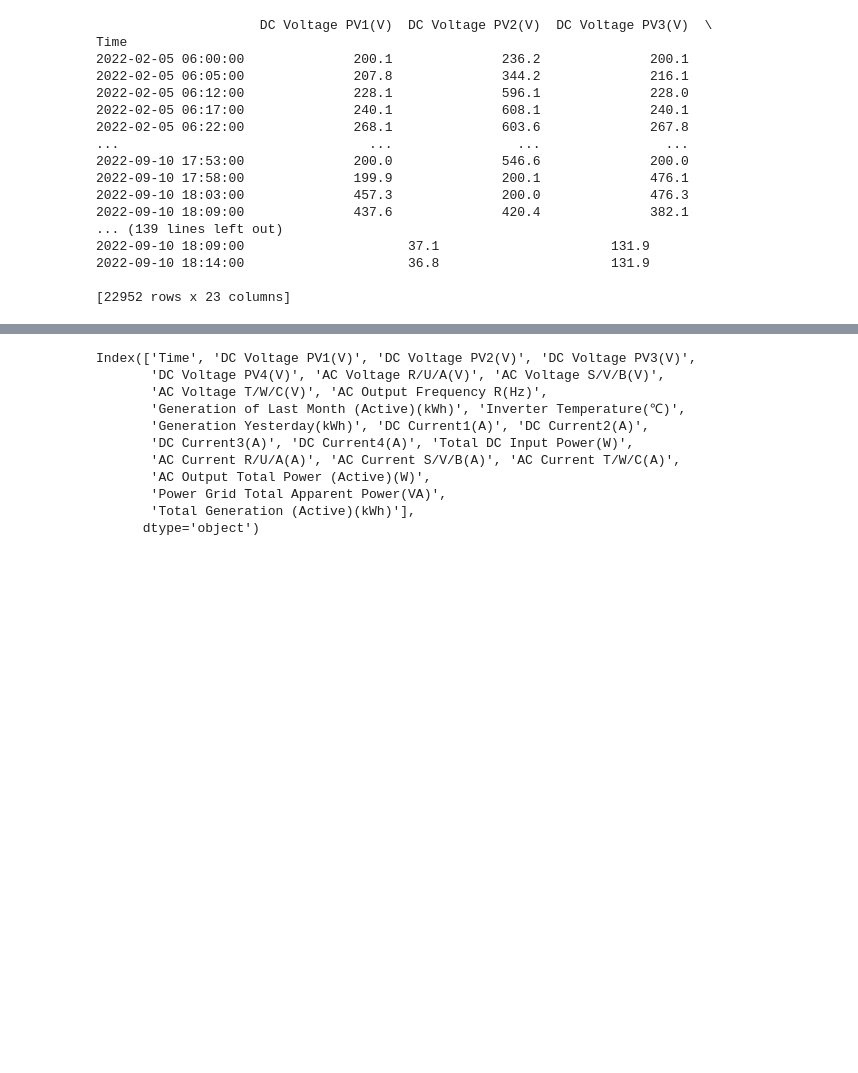
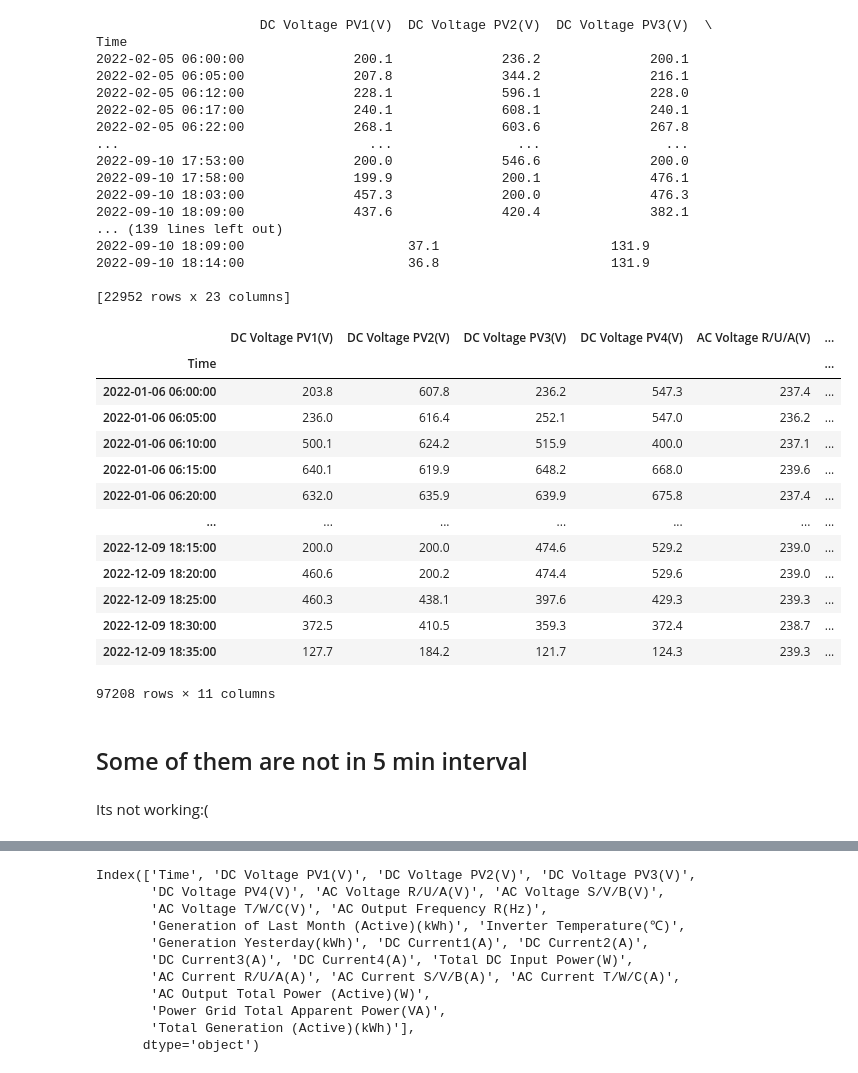
Before and after one commit to AksharaReddyPatlannagari/MAJOR-PROJECT, a Jupyter notebook: processing.ipynb, the cells around one changed output, grey strips where cells are left out. Cells and saved outputs as stored; diff of their text form; code cells hidden in the pictures; blank space fills up the shorter version.

```diff
--- a/processing.ipynb
+++ b/processing.ipynb
@@ -521,4 +454,30 @@ Time
 2022-09-10 18:14:00                     36.8                      131.9
 
 [22952 rows x 23 columns]
+# %%
+df1=d1[['DC Voltage PV1(V)','DC Voltage PV2(V)','DC Voltage PV3(V)',
+'DC Voltage PV4(V)','AC Voltage R/U/A(V)','AC Voltage S/V/B(V)',
+'AC Voltage T/W/C(V)','AC Output Frequency R(Hz)','Generation of Last Month (Active)(kWh)',
+'Inverter Temperature(℃)','Generation Yesterday(kWh)']]
+df1=df1.resample("5T").mean()
+df1
+# %% [output]
+|  | DC Voltage PV1(V) | DC Voltage PV2(V) | DC Voltage PV3(V) | DC Voltage PV4(V) | AC Voltage R/U/A(V) | ... |
+| Time |  |  |  |  |  | ... |
+| 2022-01-06 06:00:00 | 203.8 | 607.8 | 236.2 | 547.3 | 237.4 | ... |
+| 2022-01-06 06:05:00 | 236.0 | 616.4 | 252.1 | 547.0 | 236.2 | ... |
+| 2022-01-06 06:10:00 | 500.1 | 624.2 | 515.9 | 400.0 | 237.1 | ... |
+| 2022-01-06 06:15:00 | 640.1 | 619.9 | 648.2 | 668.0 | 239.6 | ... |
+| 2022-01-06 06:20:00 | 632.0 | 635.9 | 639.9 | 675.8 | 237.4 | ... |
+| ... | ... | ... | ... | ... | ... | ... |
+| 2022-12-09 18:15:00 | 200.0 | 200.0 | 474.6 | 529.2 | 239.0 | ... |
+| 2022-12-09 18:20:00 | 460.6 | 200.2 | 474.4 | 529.6 | 239.0 | ... |
+| 2022-12-09 18:25:00 | 460.3 | 438.1 | 397.6 | 429.3 | 239.3 | ... |
+| 2022-12-09 18:30:00 | 372.5 | 410.5 | 359.3 | 372.4 | 238.7 | ... |
+| 2022-12-09 18:35:00 | 127.7 | 184.2 | 121.7 | 124.3 | 239.3 | ... |
+97208 rows × 11 columns
+# %% [markdown]
+## Some of them are not in 5 min interval
+# %% [markdown]
+Its not working:(
 # %%
```
Also changed, not shown: parts of 10 cells of this notebook.
